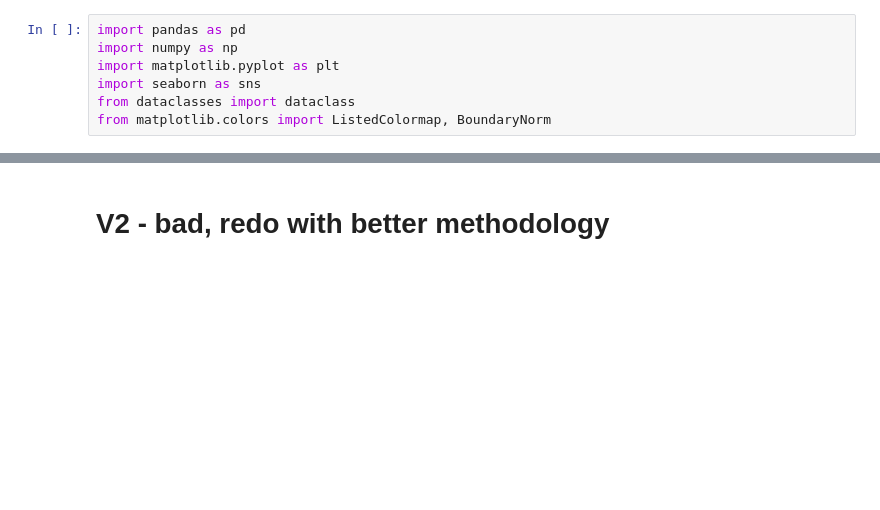
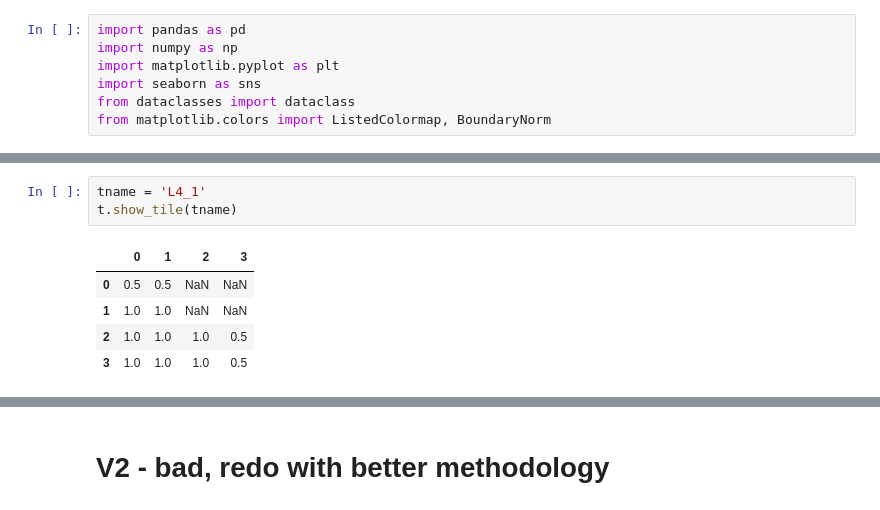
Before and after one commit to KevinCarr42/Descent_AI, a Jupyter notebook: DescentMapGenerator.ipynb, the cells around one changed output, grey strips where cells are left out. Saved outputs shown, nothing was run; the diff lists cells and outputs as text; blank space fills up the shorter version.

Commit message:
updated pandas layers method, rotate tiles, create tiles, show tile

```diff
--- a/DescentMapGenerator.ipynb
+++ b/DescentMapGenerator.ipynb
@@ -24,0 +89,9 @@ tile_df.fillna('')
+# %%
+tname = 'L4_1'
+t.show_tile(tname)
+# %% [output]
+|  | 0 | 1 | 2 | 3 |
+| 0 | 0.5 | 0.5 | NaN | NaN |
+| 1 | 1.0 | 1.0 | NaN | NaN |
+| 2 | 1.0 | 1.0 | 1.0 | 0.5 |
+| 3 | 1.0 | 1.0 | 1.0 | 0.5 |
```
Also changed, not shown: parts of 5 cells of this notebook, 2 other files.
